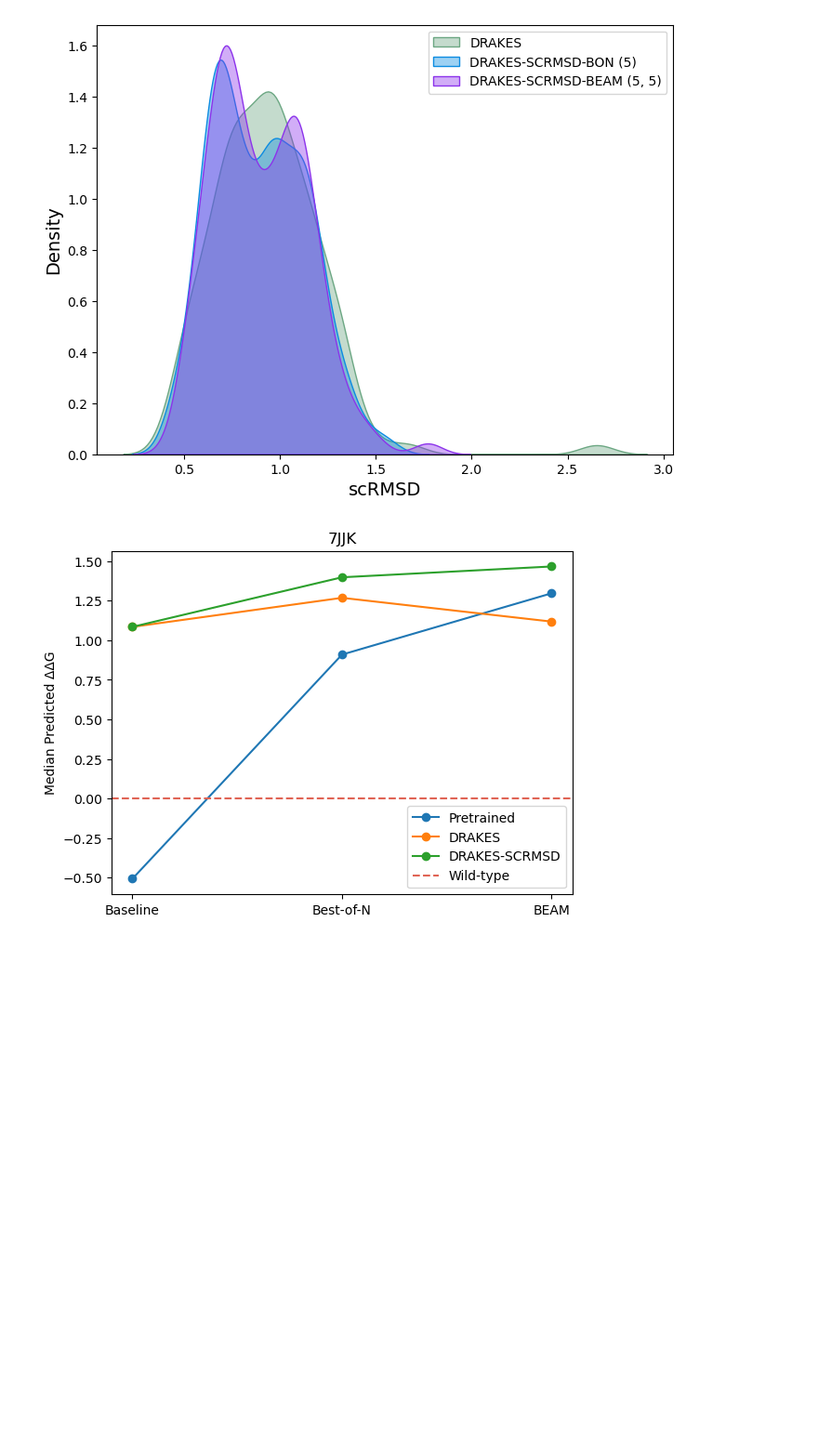
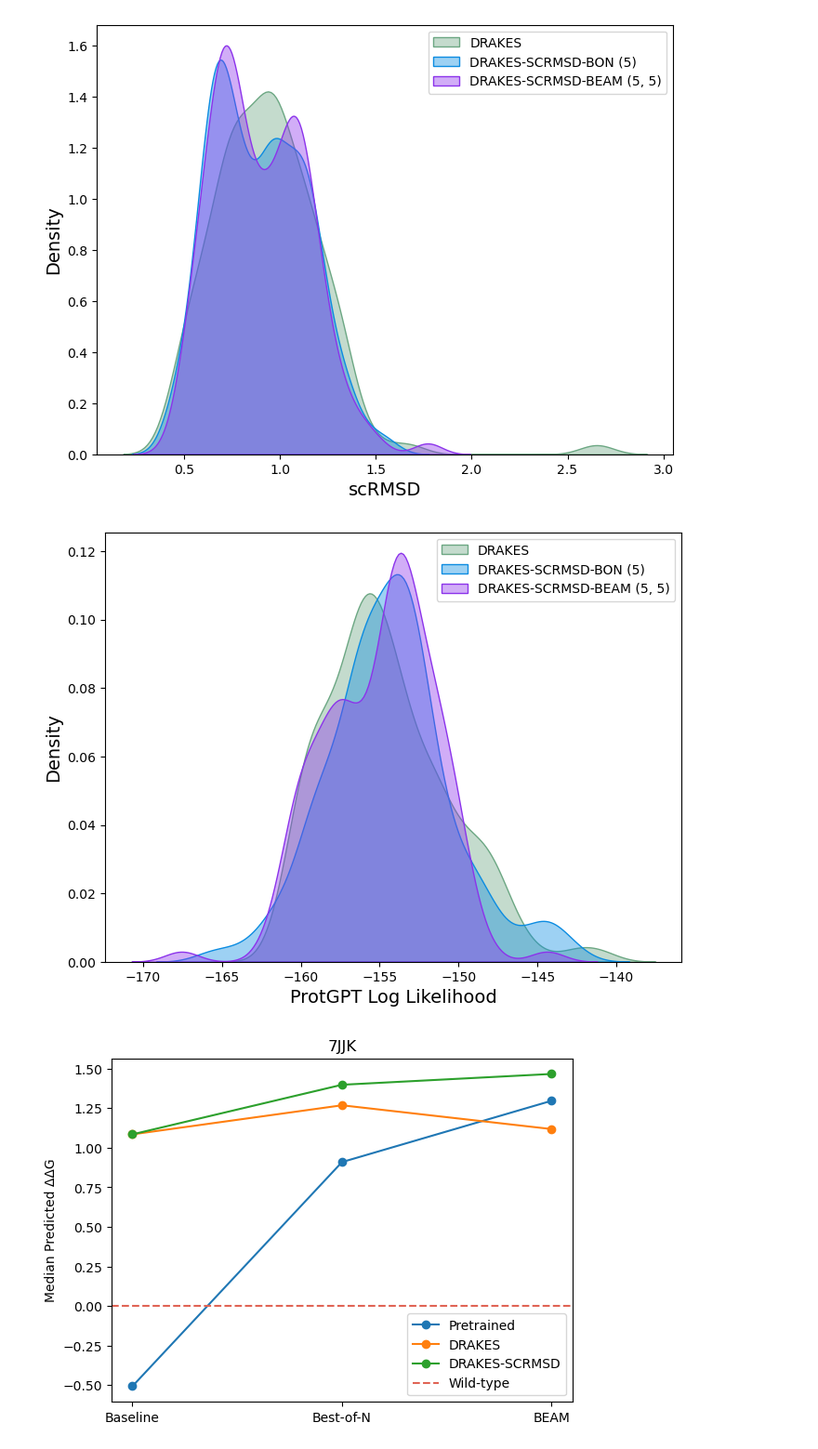
Before and after one commit to shainotshy1/BLISS_Experiments, a Jupyter notebook: DRAKES/analyze_new_distributions.ipynb, the cells around one changed output. Shown at 93% size. Saved outputs shown, nothing was run; the diff lists cells and outputs as text; code cells hidden in the pictures; blank space fills up the shorter version.

```diff
--- a/DRAKES/analyze_new_distributions.ipynb
+++ b/DRAKES/analyze_new_distributions.ipynb
@@ -142,6 +162,10 @@ analyze_protein_gen_helper('7JJK', data, labels, colors, 'rewards_eval', y_label
 analyze_protein_gen_helper('7JJK', data, labels, colors, 'gen_true_bb_rmsd', y_label='scRMSD')
 # %% [output]
 [figure]
+# %%
+analyze_protein_gen_helper('7JJK', data, labels, colors, 'loglikelihood', y_label='ProtGPT Log Likelihood')
+# %% [output]
+[figure, added]
 # %%
 plot_line_prot_comp('pred_ddg_med',
                 [[pre_stats, bon_10_stats_7jjk_old, beam_10_stats_7jjk_old], \
```
Also changed, not shown: parts of 8 cells of this notebook, 12 other files.
